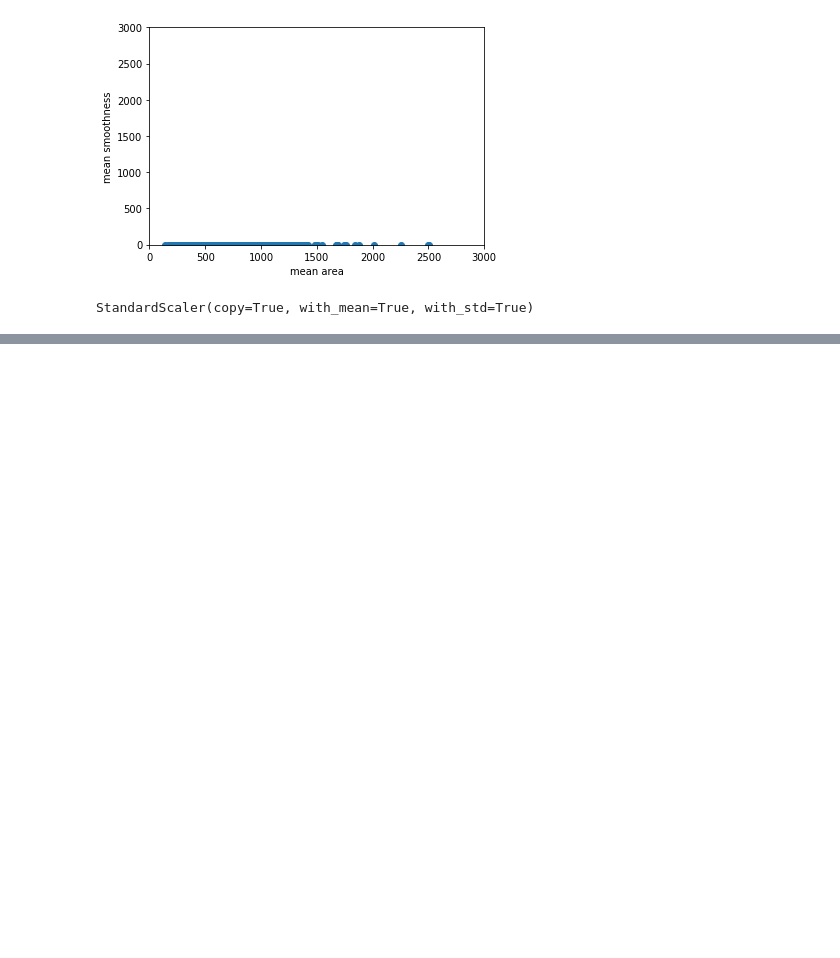
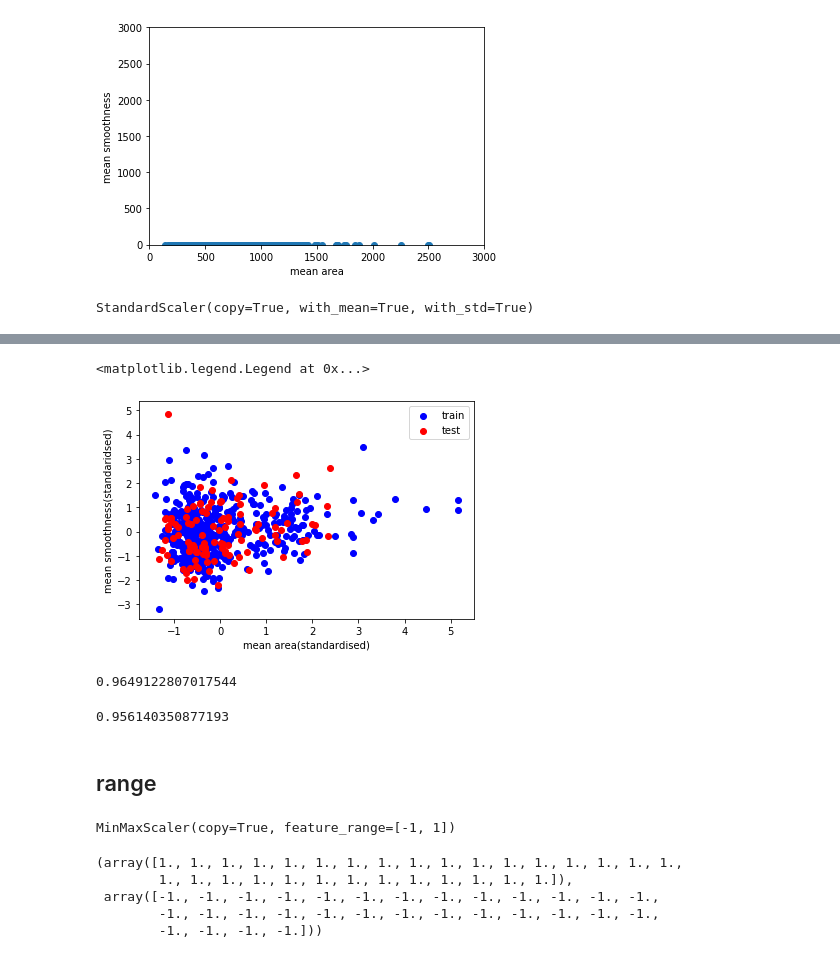
Before and after one commit to ducksfrogs/jpScipy, a Jupyter notebook: 標準化.ipynb, the cells around one changed output, grey strips where cells are left out. Cells and saved outputs as stored; diff of their text form; code cells hidden in the pictures; blank space fills up the shorter version.

```diff
--- a/標準化.ipynb
+++ b/標準化.ipynb
@@ -85,0 +116,2 @@ X_train_scale.mean(axis=0), X_train_scale.std(a
+# %%
+X_test_scale = scaler.transform(X_test)
@@ -85,0 +133,11 @@ X_train_scale.mean(axis=0), X_train_scale.std(a
+# %%
+plt.scatter(X_train_scale[:, 3],X_train_scale[:, 4],
+           c='blue', label="train")
+plt.scatter(X_test_scale[:, 3], X_test_scale[:, 4],
+           c='red', label='test')
+plt.xlabel(data.feature_names[3] + "(standardised)")
+plt.ylabel(data.feature_names[4] + "(standaridsed)")
+plt.legend(loc="best")
+# %% [output]
+<matplotlib.legend.Legend at 0x...>
+[figure, added]
@@ -85,0 +147,12 @@ X_train_scale.mean(axis=0), X_train_scale.std(a
+# %%
+clf.fit(X_train_scale, y_train)
+print(clf.score(X_test_scale, y_test))
+# %% [output]
+0.9649122807017544
+# %%
+clf.fit(X_train, y_train)
+print(clf.score(X_test, y_test))
+# %% [output]
+0.956140350877193
+# %% [markdown]
+## range
@@ -85,0 +162,4 @@ X_train_scale.mean(axis=0), X_train_scale.std(a
+# %%
+mmscaler.fit(X_train)
+# %% [output]
+MinMaxScaler(copy=True, feature_range=[-1, 1])
@@ -85,0 +169,8 @@ X_train_scale.mean(axis=0), X_train_scale.std(a
+# %%
+X_train_mms.max(axis=0), X_train_mms.min(axis=0)
+# %% [output]
+(array([1., 1., 1., 1., 1., 1., 1., 1., 1., 1., 1., 1., 1., 1., 1., 1., 1.,
+        1., 1., 1., 1., 1., 1., 1., 1., 1., 1., 1., 1., 1.]),
+ array([-1., -1., -1., -1., -1., -1., -1., -1., -1., -1., -1., -1., -1.,
+        -1., -1., -1., -1., -1., -1., -1., -1., -1., -1., -1., -1., -1.,
+        -1., -1., -1., -1.]))
```
Also changed, not shown: parts of 21 cells of this notebook.
